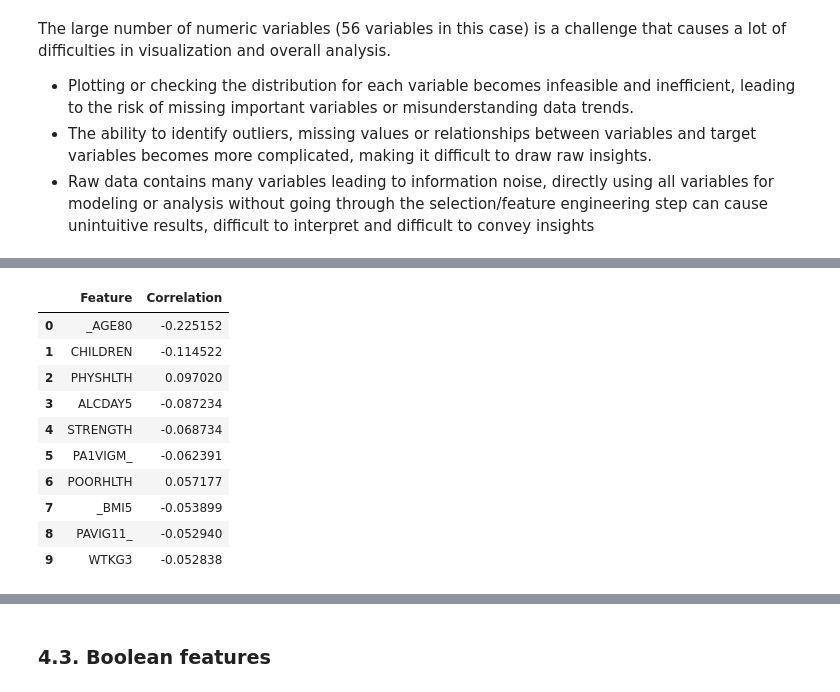
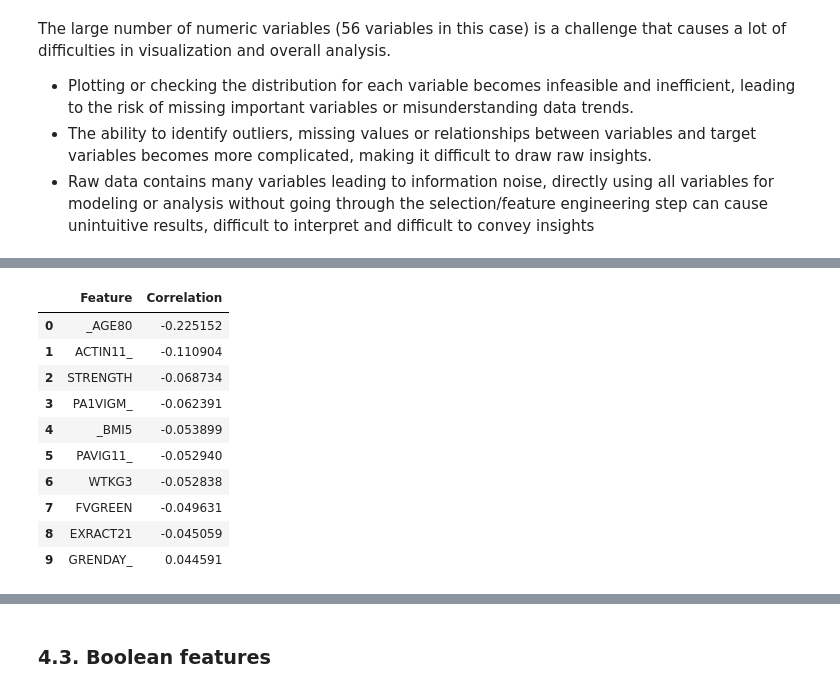
Before and after one commit to thuhang012/DataPrepPrj, a Jupyter notebook: notebooks/01_eda_raw.ipynb, the cells around one changed output, grey strips where cells are left out. Drawn from its saved outputs; the diff is of its cells as text; code cells hidden in the pictures.

```diff
--- a/notebooks/01_eda_raw.ipynb
+++ b/notebooks/01_eda_raw.ipynb
@@ -299,10 +299,10 @@ Prevalence of reported CHD/MI: 8.75%
 ### 4.2. Categorical features
 # %%
 # Number of unique values in categorical features
-print(f'Number of categorical features: {len(categorical_vars)}')
+print(f'Number of categorical features: {len(categorical_cols)}')
 print("Number of unique values in categorical features:")
 
-for col in categorical_vars:
+for col in categorical_cols:
     if col in brfss_data_dict.index:
         desc = brfss_data_dict.loc[col, "Description"]
     else:
@@ -330,2 +721,13 @@ PCDMDECN (Who made HIV test decision): 12
 # %% [markdown]
 ### 4.2. Numerical Features
+# %%
+# Number of numeric features
+print(f'Number of numeric features: {len(numeric_cols)}')
+
+for col in numeric_cols:
+    if col in brfss_data_dict.index:
+        desc = brfss_data_dict.loc[col, "Description"]
+    else:
+        desc = "(no description)"
+
+    print(f'{col}: {desc}')
@@ -368,7 +785,7 @@ The large number of numeric variables (56 variables in this case) is a challenge
 # %%
 # Checking for outliers in numeric features using IQR method
 outlier_report = {}
-for col in numeric_vars:
+for col in numeric_cols:
     Q1 = df[col].quantile(0.25)
     Q3 = df[col].quantile(0.75)
     IQR = Q3 - Q1
@@ -408,30 +825,30 @@ outlier_df
 # %%
 # Top 10 numeric features with highest correlation with target
 correlations = {}
-for col in numeric_vars:
+for col in numeric_cols:
     if col == target:
         continue
     valid_data = df[[col, target]].dropna()
     if len(valid_data) < 2:
         continue
     corr = valid_data[col].corr(valid_data[target])
     correlations[col] = corr
 
 correlations = sorted(correlations.items(), key=lambda x: abs(x[1]), reverse=True)
 correlations = pd.DataFrame(correlations, columns=['Feature', 'Correlation'])
 correlations.head(10)
 # %% [output]
 |  | Feature | Correlation |
 | 0 | _AGE80 | -0.225152 |
-| 1 | CHILDREN | -0.114522 |
-| 2 | PHYSHLTH | 0.097020 |
-| 3 | ALCDAY5 | -0.087234 |
-| 4 | STRENGTH | -0.068734 |
-| 5 | PA1VIGM_ | -0.062391 |
-| 6 | POORHLTH | 0.057177 |
-| 7 | _BMI5 | -0.053899 |
-| 8 | PAVIG11_ | -0.052940 |
-| 9 | WTKG3 | -0.052838 |
+| 1 | ACTIN11_ | -0.110904 |
+| 2 | STRENGTH | -0.068734 |
+| 3 | PA1VIGM_ | -0.062391 |
+| 4 | _BMI5 | -0.053899 |
+| 5 | PAVIG11_ | -0.052940 |
+| 6 | WTKG3 | -0.052838 |
+| 7 | FVGREEN | -0.049631 |
+| 8 | EXRACT21 | -0.045059 |
+| 9 | GRENDAY_ | 0.044591 |
 # %%
 import seaborn as sns
 import matplotlib.pyplot as plt
```
Also changed, not shown: parts of 33 cells of this notebook, 3 other files.
